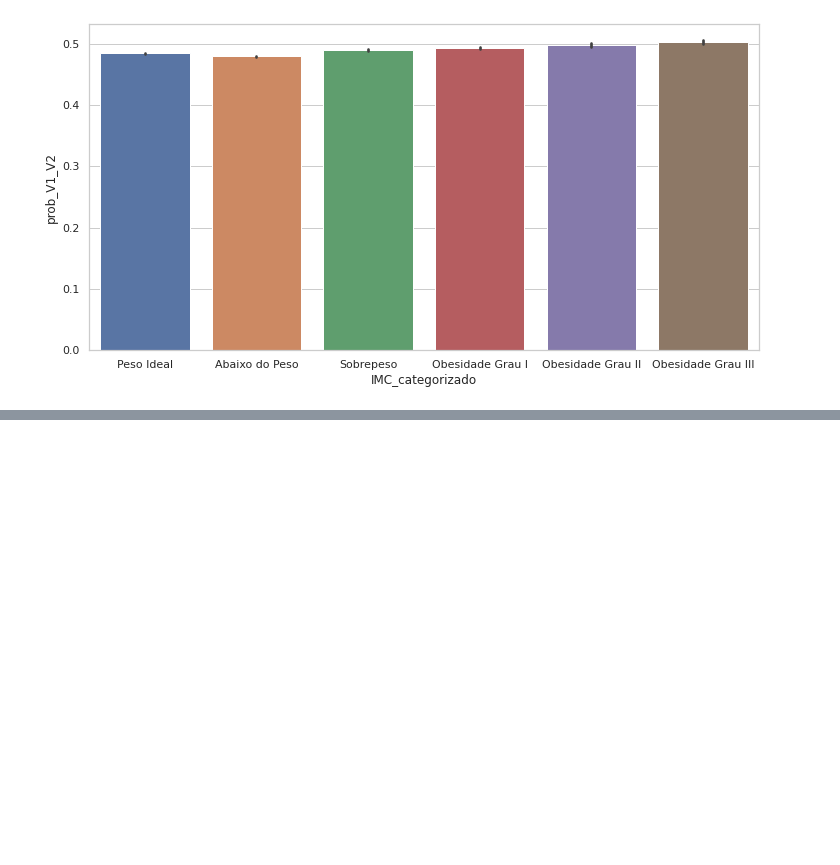
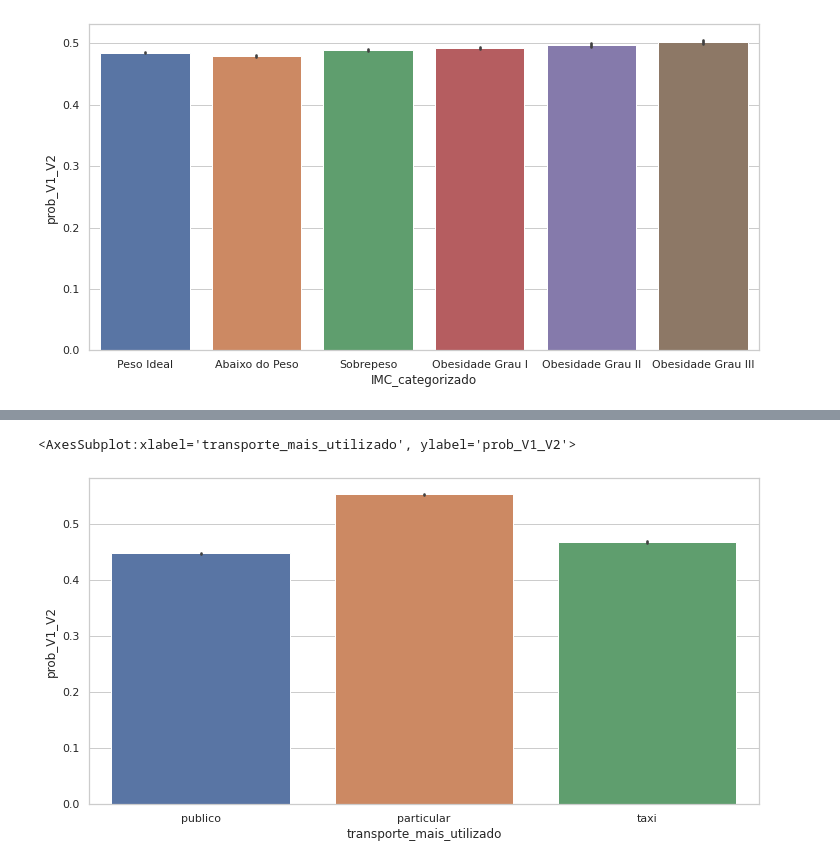
Before and after one commit to vitormarquesds/NEO, a Jupyter notebook: DQR.ipynb, the cells around one changed output, grey strips where cells are left out. Cells and saved outputs as stored; diff of their text form; code cells hidden in the pictures; blank space fills up the shorter version.

```diff
--- a/DQR.ipynb
+++ b/DQR.ipynb
@@ -494,0 +507,8 @@ sns.barplot(x = 'IMC_categorizado', y = 'prob_V1_V2', data = df, order = df['IMC
+# %%
+# Visualização da variável prob_v1_v2
+sns.set_theme(style = 'whitegrid')
+plt.figure(figsize = (12,6))
+sns.barplot(x = 'transporte_mais_utilizado', y = 'prob_V1_V2', data = df, order= df['transporte_mais_utilizado'].value_counts().index)
+# %% [output]
+<AxesSubplot:xlabel='transporte_mais_utilizado', ylabel='prob_V1_V2'>
+[figure, added]
```
Also changed, not shown: parts of 6 cells of this notebook, 13 other files.
